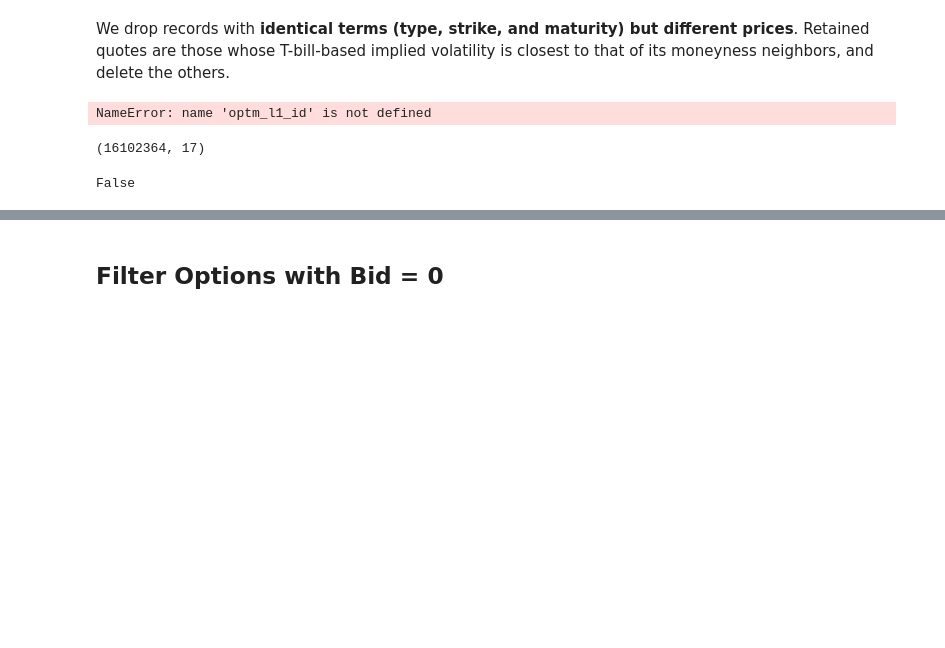
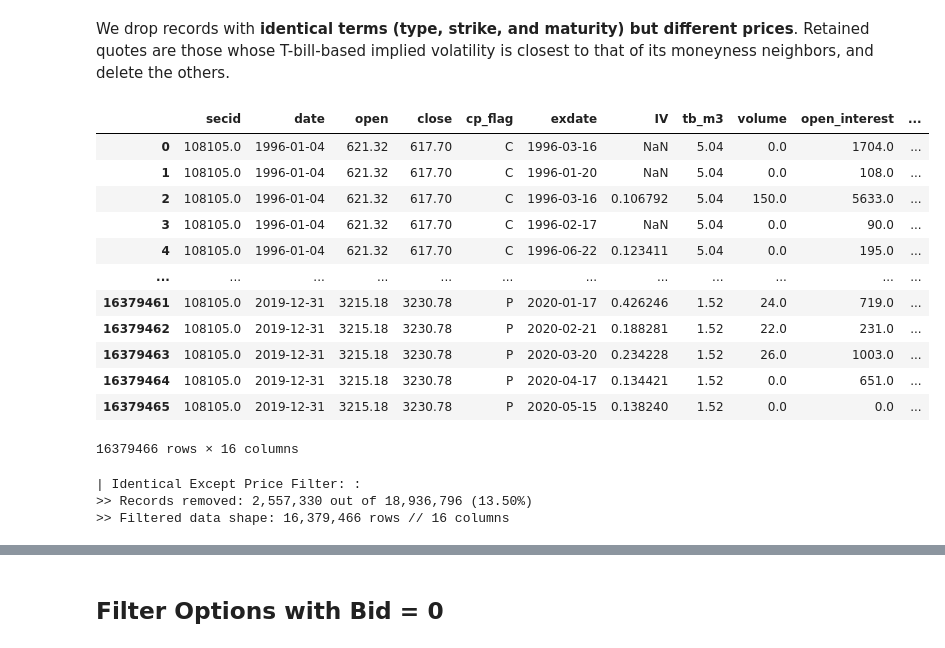
Before and after one commit to jmbejara/constantinides_2013_options, a Jupyter notebook: notebooks/combined_filters.ipynb, the cells around one changed output, grey strips where cells are left out. Drawn from its saved outputs; the diff is of its cells as text; code cells hidden in the pictures; blank space fills up the shorter version.

```diff
--- a/notebooks/combined_filters.ipynb
+++ b/notebooks/combined_filters.ipynb
@@ -389,6 +394,19 @@ compare_filtered_data_to_orig(spx_filtered, raw_option_data, "Identical Filter")
 # %% [markdown]
 We drop records with **identical terms (type, strike, and maturity) but different prices**. Retained quotes are those whose T-bill-based implied volatility is closest to that of its moneyness neighbors, and delete the others.
 # %%
-optm_l1_id
+spx_filtered_2 = f1.identical_but_price_filter(spx_filtered)
+spx_filtered_2
 # %% [output]
+|  | secid | date | open | close | cp_flag | exdate | IV | tb_m3 | volume | open_interest | ... |
+| 0 | 108105.0 | 1996-01-04 | 621.32 | 617.70 | C | 1996-03-16 | NaN | 5.04 | 0.0 | 1704.0 | ... |
+| 1 | 108105.0 | 1996-01-04 | 621.32 | 617.70 | C | 1996-01-20 | NaN | 5.04 | 0.0 | 108.0 | ... |
+| 2 | 108105.0 | 1996-01-04 | 621.32 | 617.70 | C | 1996-03-16 | 0.106792 | 5.04 | 150.0 | 5633.0 | ... |
+| 3 | 108105.0 | 1996-01-04 | 621.32 | 617.70 | C | 1996-02-17 | NaN | 5.04 | 0.0 | 90.0 | ... |
+| 4 | 108105.0 | 1996-01-04 | 621.32 | 617.70 | C | 1996-06-22 | 0.123411 | 5.04 | 0.0 | 195.0 | ... |
+| ... | ... | ... | ... | ... | ... | ... | ... | ... | ... | ... | ... |
+| 16379461 | 108105.0 | 2019-12-31 | 3215.18 | 3230.78 | P | 2020-01-17 | 0.426246 | 1.52 | 24.0 | 719.0 | ... |
+| 16379462 | 108105.0 | 2019-12-31 | 3215.18 | 3230.78 | P | 2020-02-21 | 0.188281 | 1.52 | 22.0 | 231.0 | ... |
+| 16379463 | 108105.0 | 2019-12-31 | 3215.18 | 3230.78 | P | 2020-03-20 | 0.234228 | 1.52 | 26.0 | 1003.0 | ... |
+| 16379464 | 108105.0 | 2019-12-31 | 3215.18 | 3230.78 | P | 2020-04-17 | 0.134421 | 1.52 | 0.0 | 651.0 | ... |
+| 16379465 | 108105.0 | 2019-12-31 | 3215.18 | 3230.78 | P | 2020-05-15 | 0.138240 | 1.52 | 0.0 | 0.0 | ... |
-NameError: name 'optm_l1_id' is not defined
+16379466 rows × 16 columns
@@ -397,11 +413,9 @@ optm_l1_idxp = f1.delete_identical_but_price_filter(optm_l1_load)
-# %%
-optm_l1_idxp.shape
-# %% [output]
-(16102364, 17)
-# %%
-optm_l1_idxp.shape == optm_l1_id.shape
-# %% [output]
-False
+# %%
+compare_filtered_data_to_orig(spx_filtered_2, spx_filtered, "Identical Except Price Filter:")
+# %% [output]
+| Identical Except Price Filter: :
+>> Records removed: 2,557,330 out of 18,936,796 (13.50%)
+>> Filtered data shape: 16,379,466 rows // 16 columns
 # %%
 duplicate_counts = optm_l1_id.groupby(['date', 'cp_flag', 'strike_price', 'exdate']).size().reset_index(name='count')
 duplicate_counts = duplicate_counts.loc[duplicate_counts['count'] > 1]
```
Also changed, not shown: parts of 5 cells of this notebook, 3 other files.
